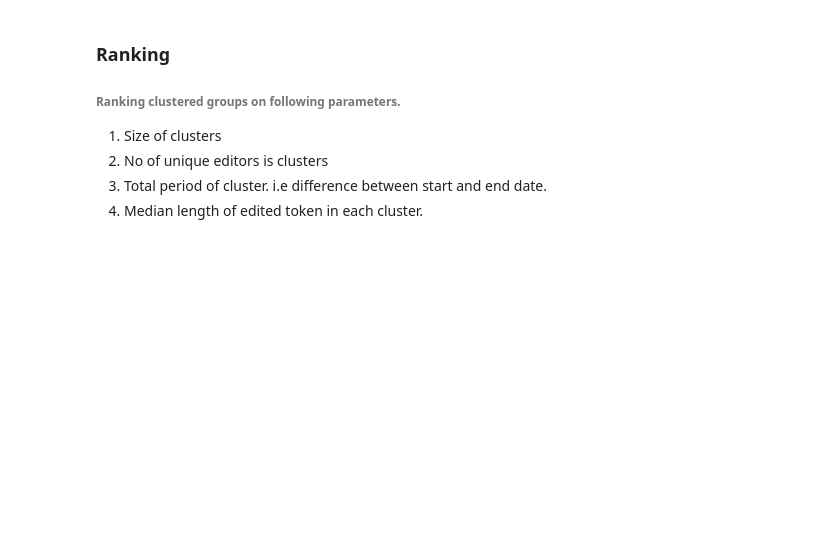
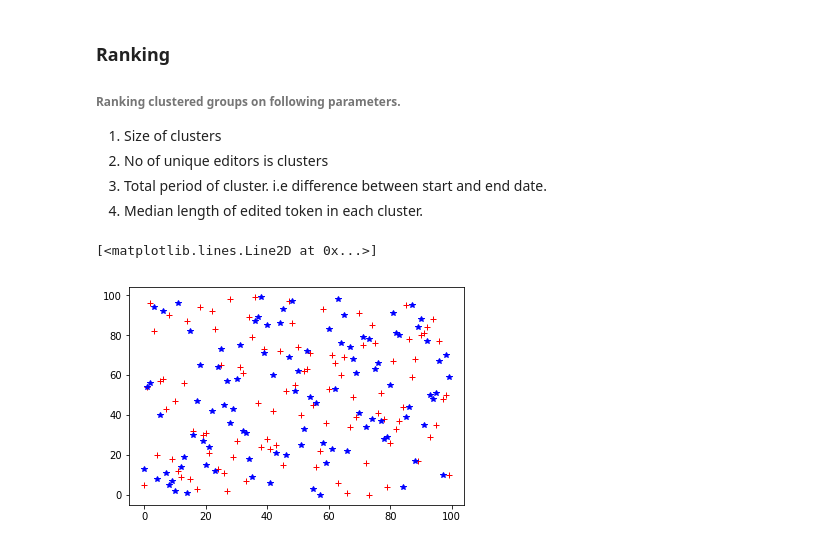
Before and after one commit to acifer/wikiconflict, a Jupyter notebook: notebooks/clustering_v1.ipynb, the cells around one changed output. Drawn from its saved outputs; the diff is of its cells as text; code cells hidden in the pictures; blank space fills up the shorter version.

```diff
--- a/notebooks/clustering_v1.ipynb
+++ b/notebooks/clustering_v1.ipynb
@@ -151,0 +149,6 @@ def display_clusters(clusters_html, group):
+# %%
+%%time
+NO_OF_CLUSTERS = 100
+km = KMeans(n_clusters= NO_OF_CLUSTERS, n_jobs=3)
+clusters_4_full = km.fit(ins_del_weighted_neighbour_matrix)
+change_object_dataframe["cluster_4_weighted"] = pd.Series(clusters_4_full.labels_, index= change_object_dataframe.index)
@@ -173,3 +187,5 @@ rank_by_uniq_editor = change_grouped_by_tokens["editor_s"].nunique().sort_values
+# %%
+rank_by_uniq_editor = change_object_dataframe.reset_index().groupby("cluster_4_weighted")["editor"].nunique().sort_values(ascending=False)
 # %%
-rank_by_period = change_grouped_by_tokens["timestamp"].apply(lambda x: x.max() - x.min()).sort_values()
+rank_by_period = change_object_dataframe.reset_index().groupby("cluster_4_weighted")["timestamp"].apply(lambda x: x.max() - x.min()).sort_values(ascending=False)
 # %%
@@ -180,8 +199,12 @@ rank_by_token_length = ranks_by_token_length /2
 # %%
-plt.scatter(np.log10(cluster_ranks_by_size), rank_by_uniq_editor)
-plt.scatter(np.log10(cluster_ranks_by_size), rank_by_token_length)
-plt.scatter(np.log10(cluster_ranks_by_size), np.log10(pd.to_numeric(rank_by_period)))
-plt.scatter(np.log10(cluster_ranks_by_size), np.log10(pd.to_numeric(rank_by_rate)))
+plt.plot(rank_by_period.index, "r+")
+plt.plot( rank_by_uniq_editor.index, "b*")
+# plt.scatter(np.log10(rank_by_size), rank_by_token_length)
+# plt.scatter(np.log10(rank_by_size), np.log10(pd.to_numeric(rank_by_period)))
+# plt.scatter(np.log10(rank_by_size), np.log10(pd.to_numeric(rank_by_rate)))
+# %% [output]
+[<matplotlib.lines.Line2D at 0x...>]
+[figure, added]
 # %%
 change_grouped_by_tokens.get_group(cluster_ranks_by_period.index.tolist()[0])
 # %%
```
Also changed, not shown: parts of 28 cells of this notebook, 7 other files.
